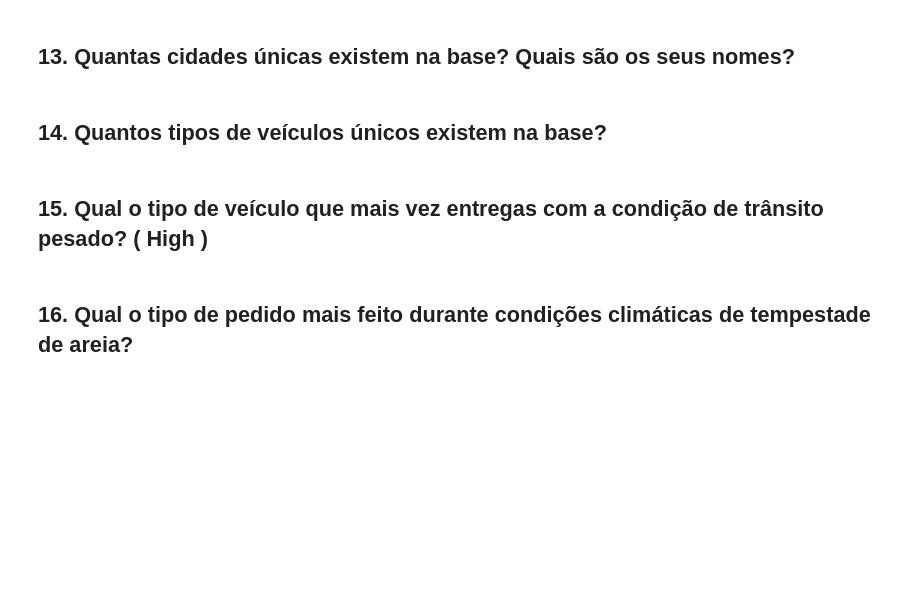
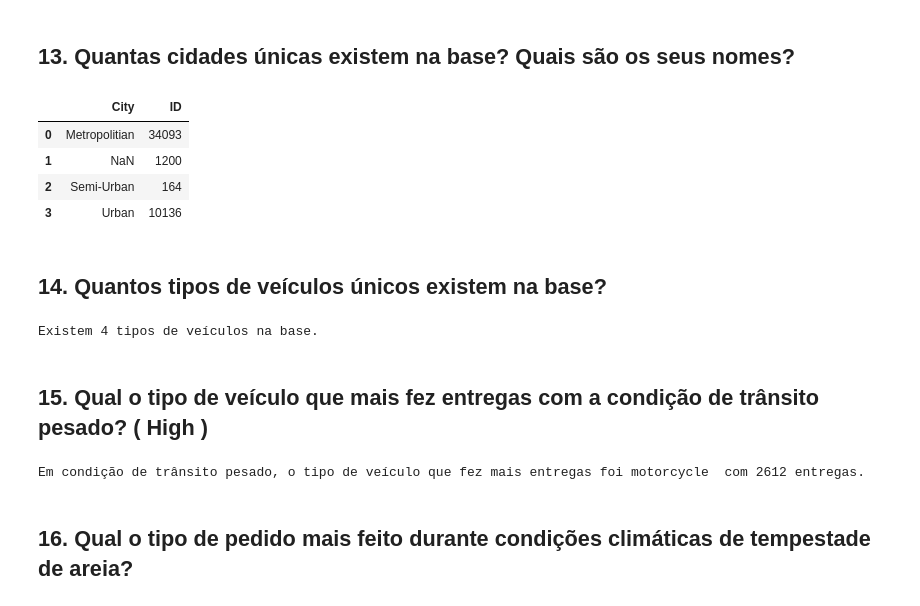
Before and after one commit to JoseWRPereira/comDS-ftc-FoodDelivery, a Jupyter notebook: lista2/lista2.ipynb, the cells around one changed output. Saved outputs shown, nothing was run; the diff lists cells and outputs as text; code cells hidden in the pictures; blank space fills up the shorter version.

```diff
--- a/lista2/lista2.ipynb
+++ b/lista2/lista2.ipynb
@@ -232,9 +267,31 @@ df_ans
 # %% [markdown]
 ## 13. Quantas cidades únicas existem na base? Quais são os seus nomes?
+# %%
+df[['ID','City']].groupby('City').count().reset_index()
+# %% [output]
+|  | City | ID |
+| 0 | Metropolitian | 34093 |
+| 1 | NaN | 1200 |
+| 2 | Semi-Urban | 164 |
+| 3 | Urban | 10136 |
 # %% [markdown]
 ## 14. Quantos tipos de veículos únicos existem na base?
+# %%
+ans = df['Type_of_vehicle'].unique().size
+print('Existem {} tipos de veículos na base.'.format( ans ))
+# %% [output]
+Existem 4 tipos de veículos na base.
 # %% [markdown]
-## 15. Qual o tipo de veículo que mais vez entregas com a condição de trânsito pesado? ( High )
+## 15. Qual o tipo de veículo que mais fez entregas com a condição de trânsito pesado? ( High )
+# %%
+# df.dtypes 'Road_traffic_density', 'Type_of_vehicle'
+dfaux = df[['Road_traffic_density','Type_of_vehicle']].loc[df['Road_traffic_density']=='High '].reset_index()
+dfaux = dfaux[['Road_traffic_density','Type_of_vehicle']].groupby('Type_of_vehicle').count().reset_index()
+dfaux
+print("Em condição de trânsito pesado, o tipo de veículo que fez mais entregas foi {} com {} entregas.".format(
+dfaux.loc[1,'Type_of_vehicle'], dfaux.loc[1,'Road_traffic_density'] ))
+# %% [output]
+Em condição de trânsito pesado, o tipo de veículo que fez mais entregas foi motorcycle  com 2612 entregas.
 # %% [markdown]
 ## 16. Qual o tipo de pedido mais feito durante condições climáticas de tempestade de areia?
 # %% [markdown]
```
Also changed, not shown: parts of 3 cells of this notebook.
